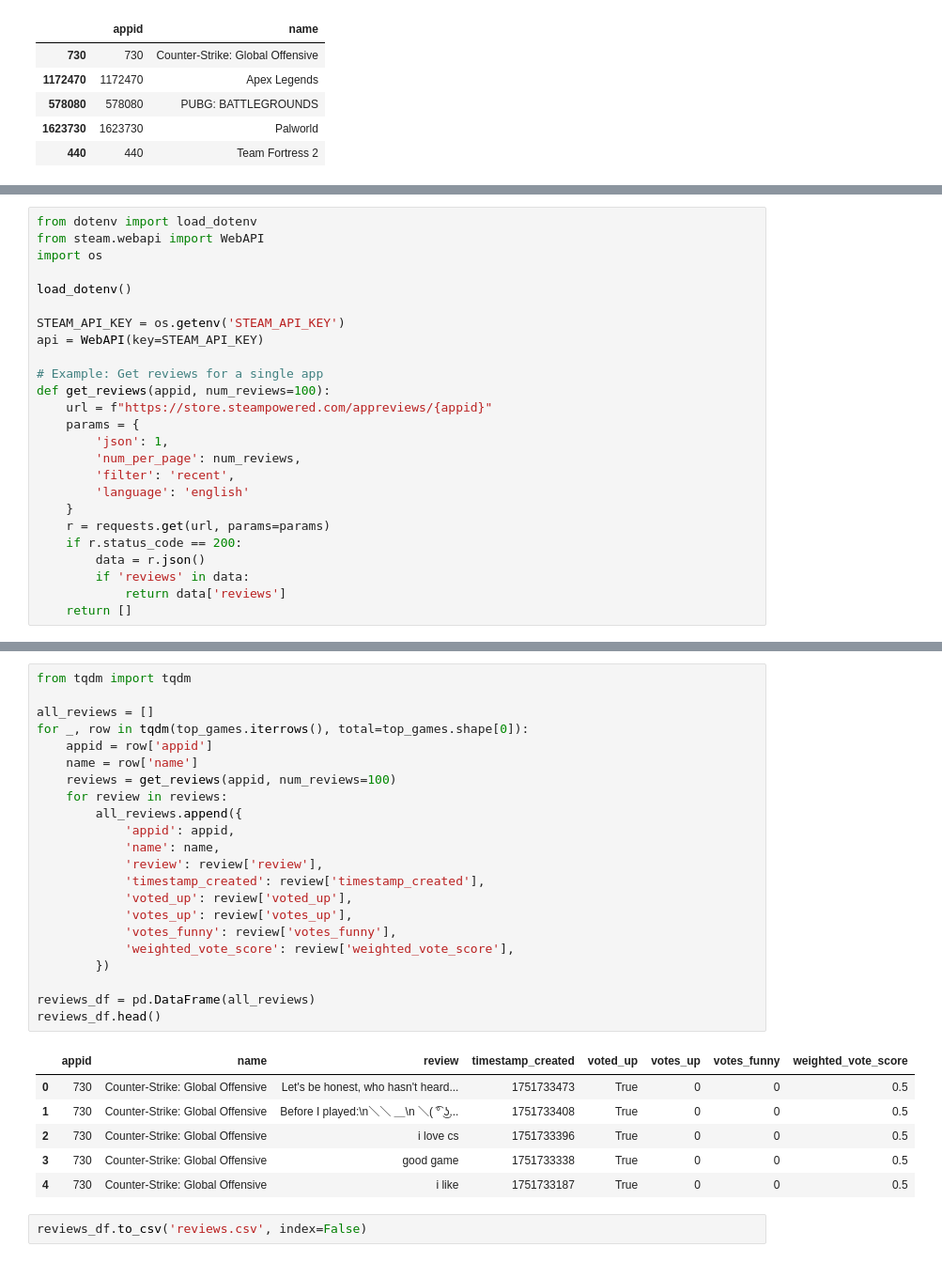
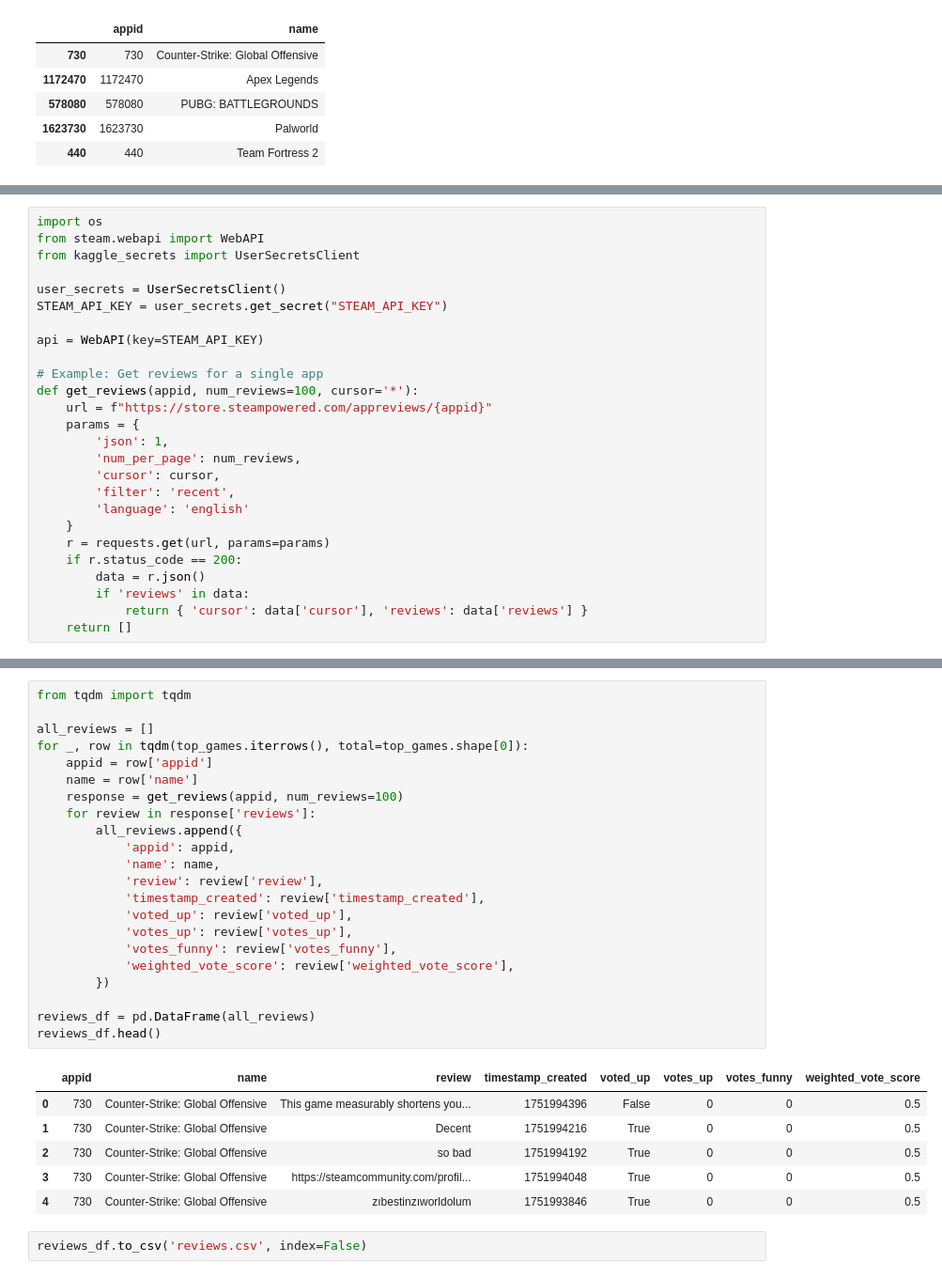
Before and after one commit to morescode-pm/kaggle-fastai, a Jupyter notebook: chapter3/nlp-steam.ipynb, the cells around one changed output, grey strips where cells are left out. Shown: that part at 94% size. Drawn from its saved outputs; the diff is of its cells as text.

Commit message:
Kaggle Notebook | nlp-steam | Version 4

```diff
--- a/chapter3/nlp-steam.ipynb
+++ b/chapter3/nlp-steam.ipynb
@@ -21,19 +26,20 @@ top_games[['appid', 'name']].head() #get first 5 rows of appid and name
 # %%
-from dotenv import load_dotenv
+import os
 from steam.webapi import WebAPI
-import os
+from kaggle_secrets import UserSecretsClient
 
-load_dotenv()
+user_secrets = UserSecretsClient()
+STEAM_API_KEY = user_secrets.get_secret("STEAM_API_KEY")
 
-STEAM_API_KEY = os.getenv('STEAM_API_KEY')
 api = WebAPI(key=STEAM_API_KEY)
 
 # Example: Get reviews for a single app
-def get_reviews(appid, num_reviews=100):
+def get_reviews(appid, num_reviews=100, cursor='*'):
     url = f"https://store.steampowered.com/appreviews/{appid}"
     params = {
         'json': 1,
         'num_per_page': num_reviews,
+        'cursor': cursor,
         'filter': 'recent',
         'language': 'english'
     }
@@ -41,7 +47,7 @@ def get_reviews(appid, num_reviews=100):
     if r.status_code == 200:
         data = r.json()
         if 'reviews' in data:
-            return data['reviews']
+            return { 'cursor': data['cursor'], 'reviews': data['reviews'] }
     return []
 # %%
 # Preview of CS review JSON data
@@ -68,32 +74,32 @@ cs_reviews[0]
 # %%
 from tqdm import tqdm
 
 all_reviews = []
 for _, row in tqdm(top_games.iterrows(), total=top_games.shape[0]):
     appid = row['appid']
     name = row['name']
-    reviews = get_reviews(appid, num_reviews=100)
-    for review in reviews:
+    response = get_reviews(appid, num_reviews=100)
+    for review in response['reviews']:
         all_reviews.append({
             'appid': appid,
             'name': name,
             'review': review['review'],
             'timestamp_created': review['timestamp_created'],
             'voted_up': review['voted_up'],
             'votes_up': review['votes_up'],
             'votes_funny': review['votes_funny'],
             'weighted_vote_score': review['weighted_vote_score'],
         })
 
 reviews_df = pd.DataFrame(all_reviews)
 reviews_df.head()
 # %% [output]
 |  | appid | name | review | timestamp_created | voted_up | votes_up | votes_funny | weighted_vote_score |
-| 0 | 730 | Counter-Strike: Global Offensive | Let's be honest, who hasn't heard... | 1751733473 | True | 0 | 0 | 0.5 |
-| 1 | 730 | Counter-Strike: Global Offensive | Before I played:\n＼＼ ＿\n ＼( ͡° ͜ʖ... | 1751733408 | True | 0 | 0 | 0.5 |
-| 2 | 730 | Counter-Strike: Global Offensive | i love cs | 1751733396 | True | 0 | 0 | 0.5 |
-| 3 | 730 | Counter-Strike: Global Offensive | good game | 1751733338 | True | 0 | 0 | 0.5 |
-| 4 | 730 | Counter-Strike: Global Offensive | i like | 1751733187 | True | 0 | 0 | 0.5 |
+| 0 | 730 | Counter-Strike: Global Offensive | This game measurably shortens you... | 1751994396 | False | 0 | 0 | 0.5 |
+| 1 | 730 | Counter-Strike: Global Offensive | Decent | 1751994216 | True | 0 | 0 | 0.5 |
+| 2 | 730 | Counter-Strike: Global Offensive | so bad | 1751994192 | True | 0 | 0 | 0.5 |
+| 3 | 730 | Counter-Strike: Global Offensive | https://steamcommunity.com/profil... | 1751994048 | True | 0 | 0 | 0.5 |
+| 4 | 730 | Counter-Strike: Global Offensive | zıbestinzıworldolum | 1751993846 | True | 0 | 0 | 0.5 |
 # %%
 reviews_df.to_csv('reviews.csv', index=False)
 # %% [markdown]
```
Also changed, not shown: parts of 44 cells of this notebook.
